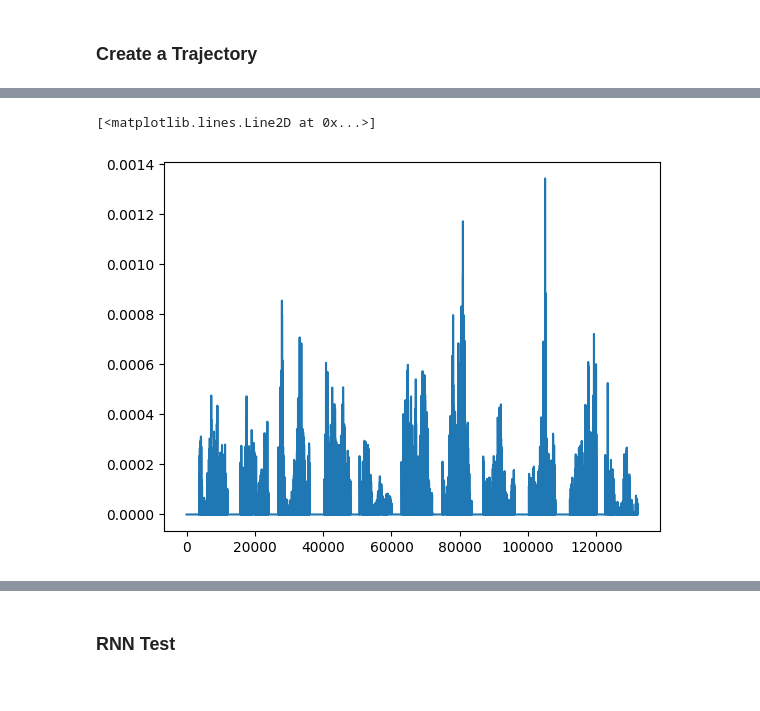
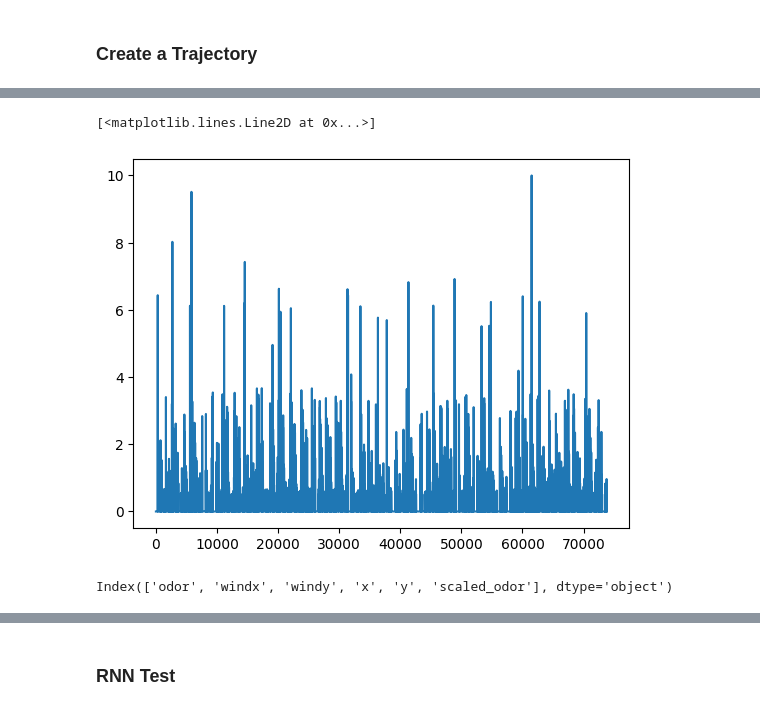
Before and after one commit to arunavanag591/COSMOS, a Jupyter notebook: puff_data_sim.ipynb, the cells around one changed output, grey strips where cells are left out. Cells and saved outputs as stored; diff of their text form; code cells hidden in the pictures.

Commit message:
updated modules for training

```diff
--- a/puff_data_sim.ipynb
+++ b/puff_data_sim.ipynb
@@ -19,4 +23,9 @@ import torch.nn as nn
 import pandas as pd
 from sklearn.model_selection import train_test_split
 from sklearn.preprocessing import MinMaxScaler
+# %%
+def scale_data(data):
+    min_val = np.min(data)
+    max_val = np.max(data)
+    return (((data - min_val) / (max_val - min_val)) * 10)
 # %%
@@ -232,0 +135,15 @@ Text(0, 0.5, 'odor,v')
+# %%
+# Specify the directory you're working from
+folder_path = '/home/flybot/DataAnalysis/data/generated_data_plume_sim/train/'
+
+# Get a list of all the .h5 files in the directory
+files = [f for f in os.listdir(folder_path) if f.endswith('.h5')]
+
+# Initialize an empty dataframe
+all_data = pd.DataFrame()
+
+# Loop through the files and read each one into a dataframe
+for file in files:
+    file_path = os.path.join(folder_path, file)
+    df = pd.read_hdf(file_path)
+    all_data = pd.concat([all_data, df])
@@ -291,14 +157,6 @@ def _scale_data(data):
-# %%
-
-data=df.odor
-# Calculate the min and max values of the array
-min_val = np.min(data)
-max_val = np.max(data)
-
-
-df['scaled_odor']=((data - min_val) / (max_val - min_val)) * 10
-# %%
-plt.plot(df.odor)
-# %% [output]
-[<matplotlib.lines.Line2D at 0x...>]
-[figure, removed]
+# %%
+df['scaled_odor']=scale_data(df.odor)
+plt.plot(df.scaled_odor)
+# %% [output]
+[<matplotlib.lines.Line2D at 0x...>]
+[figure, added]
@@ -305,2 +166,6 @@ plt.plot(df.odor)
+# %%
+df.keys()
+# %% [output]
+Index(['odor', 'windx', 'windy', 'x', 'y', 'scaled_odor'], dtype='object')
 # %%
 # Preprocess the data
```
Also changed, not shown: parts of 41 cells of this notebook, 5 other files.
